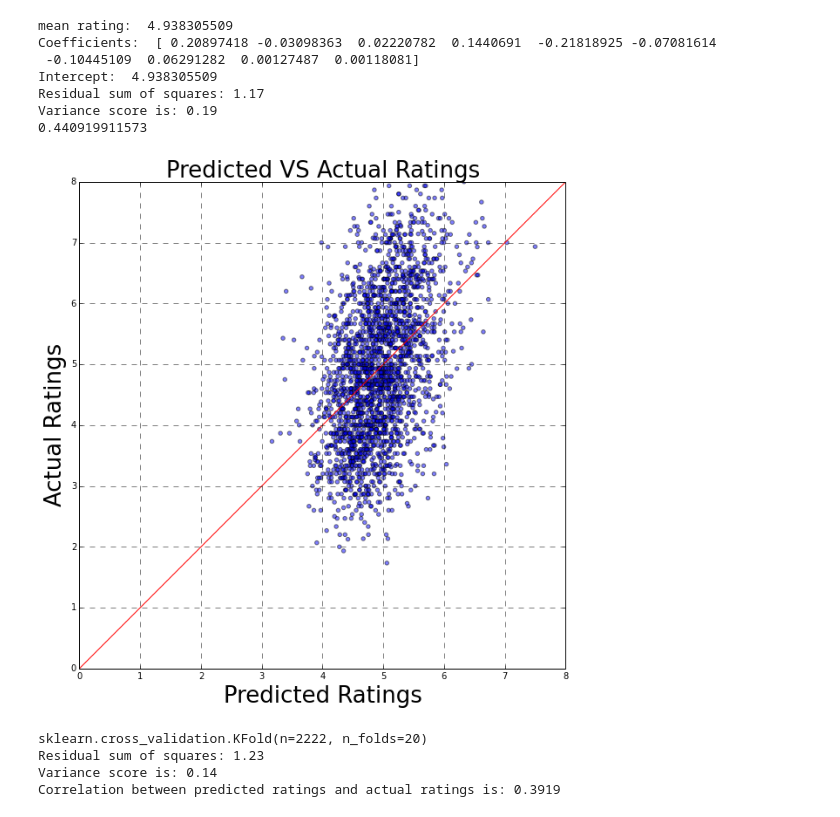
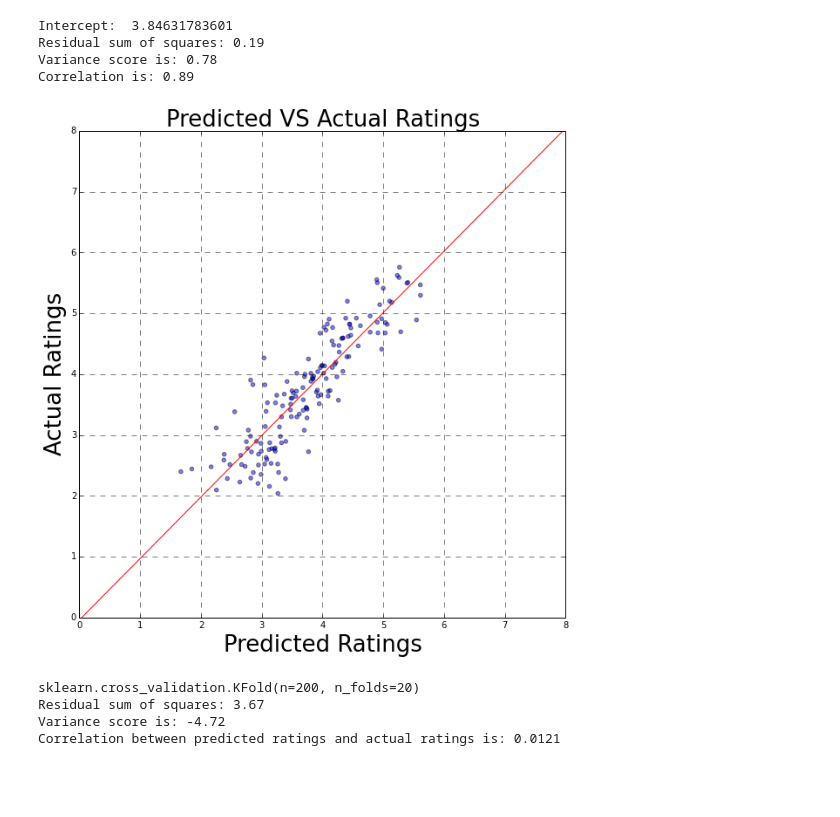
Before and after one commit to amandasongmm/attractiveness_datamining, a Jupyter notebook: linjieCode/code/attrFeature.ipynb, the cells around one changed output. Cells and saved outputs as stored; diff of their text form; code cells hidden in the pictures; blank space fills up the shorter version.

Commit message:
cross validation to find number of features

```diff
--- a/linjieCode/code/attrFeature.ipynb
+++ b/linjieCode/code/attrFeature.ipynb
@@ -16,7 +16,7 @@ import random
 from os import listdir
 from os.path import isfile, join
 # Load image dataset#
-Dataset = 'mit' # 'twin', 'chicago' or 'mit'
+Dataset = 'twin' # 'twin', 'chicago' or 'mit'
 if Dataset == 'twin':
     imPath = '../../processing/imageProcessing/paddedImages/'
     ext = '.png'
@@ -32,6 +32,7 @@ for dirpath, dirnames, filenames in os.walk(imPath):
         imList.append(os.path.join(dirpath, filename))
 imList.sort()
 print len(imList)
+print imPath
 # imList = [join(imPath, f) for f in listdir(imPath) if isfile(join(imPath, f))]
 
 # Make sure that caffe is on the python path:
@@ -47,7 +48,7 @@ mu = mu.mean(1).mean(1)  # average over pixels to obtain the mean (BGR) pixel va
 print 'mean-subtracted values:', zip('BGR', mu)
 
 # Load the trained net
-MODEL = 'faceSNN' #'caffeNet','vgg16','vggFace' or 'faceSNN'
+MODEL = 'caffeNet' #'caffeNet','vgg16','vggFace' or 'faceSNN'
 if MODEL == 'vgg16':
     MODEL_FILE = caffe_root +'models/VGG16/VGG_ILSVRC_16_layers_deploy.prototxt'
     PRETRAINED_FILE = caffe_root + 'models/VGG16/VGG_ILSVRC_16_layers.caffemodel'
@@ -205,75 +284,57 @@ The number of PCs needed to retain 50.000 variance is 50.
 # %%
-# revise the order of the faces in feature_matrix.
-# make it the same as rating_matrix: MIT, Glas, faceothers, genhead
-import pandas as pd
-import numpy as np
-import pandas as pd
-from sklearn.decomposition import PCA
-from sklearn import linear_model
-ratingPath = '../Result/'+Dataset+'/meanRating.csv'
-mean_rating = pd.read_csv(ratingPath,index_col = 0).as_matrix()[:,0].tolist()
-mean_rating = map(float, mean_rating)
-mean_rating = np.array(mean_rating)
-
-baseLine = mean_rating.mean()
-print 'mean rating: ', baseLine
-
 # Do linear regression on feature_arr and mean_rating
-regr = linear_model.LinearRegression(fit_intercept=True)
-regr.fit(feature_transf, mean_rating)
-predicted_rating = regr.predict(feature_transf)
+regr = linear_model.Ridge(fit_intercept=True)
+regr.fit(X_train_hat, y_train)
+predicted_rating = regr.predict(X_train_hat)
 #rectified_rating = np.around(predicted_rating, decimals=0)
 
 # The coefficients
-print 'Coefficients: ', regr.coef_[0:10]
+#print 'Coefficients: ', regr.coef_[0:10]
 print 'Intercept: ', regr.intercept_
 # Calculate the mean square error
-MSE = np.mean((predicted_rating - mean_rating) ** 2)
+MSE = np.mean((predicted_rating - y_train) ** 2)
 print 'Residual sum of squares: %.2f' % MSE
 
 # Calculate how much variance is explained
-variance_score = regr.score(feature_transf, mean_rating)
+variance_score = regr.score(X_train_hat, y_train)
 print 'Variance score is: %.2f' % variance_score
 
 # Calculate the correlation between prediction and actual rating.
-cor = np.corrcoef(predicted_rating, mean_rating)
-print cor[0, 1]
+cor = np.corrcoef(predicted_rating, y_train)
+print 'Correlation is: %.2f' %cor[0, 1]
 
 fName = saveFigPath+'/'+MODEL+'_training.txt'
 with open(fName,'w') as f:
     f.write('Training Accuracy\n')
-    f.write('Number of features: %d'%feature_transf.shape[1] +'\n')
+    f.write('Number of features: %d'%X_train_hat.shape[1] +'\n')
     f.write('Residual sum of squares: %.2f' %MSE+'\n')
     f.write('Variance score is: %.2f' %variance_score+'\n')
     f.write('Correlation between predicted ratings and actual ratings is: %.4f'\
             %cor[0,1]+'\n')
 # # Plot prediction vs actual rating.
 x = predicted_rating
-y = mean_rating
+y = y_train
 fig, ax = plt.subplots()
 ax.scatter(x, y, alpha=0.5)
 ax.set_xlim((0, 8))
 ax.set_ylim((0, 8))
 x0, x1 = ax.get_xlim()
 y0, y1 = ax.get_ylim()
 ax.set_aspect(abs(x1-x0)/abs(y1-y0))
 ax.grid(b=True, which='major', color='k', linestyle='--')
 m, b = np.polyfit(x, y, 1)
 X_plot = np.linspace(ax.get_xlim()[0],ax.get_xlim()[1],100)
 plt.plot(X_plot, m*X_plot + b, '-r')
 plt.xlabel('Predicted Ratings',fontsize = 26)
 plt.ylabel('Actual Ratings',fontsize = 26)
 plt.title('Predicted VS Actual Ratings',fontsize = 26)
 plt.savefig(saveFigPath+'/'+MODEL+'_predVsActual.png')
 # %% [output]
-mean rating:  4.938305509
-Coefficients:  [ 0.20897418 -0.03098363  0.02220782  0.1440691  -0.21818925 -0.07081614
- -0.10445109  0.06291282  0.00127487  0.00118081]
-Intercept:  4.938305509
-Residual sum of squares: 1.17
-Variance score is: 0.19
-0.440919911573
+Intercept:  3.84631783601
+Residual sum of squares: 0.19
+Variance score is: 0.78
+Correlation is: 0.89
-[figure, old version]
+[figure, new version]
 # %%
 # k-fold#
 from sklearn.cross_validation import KFold
@@ -285,9 +346,9 @@ print(kf)
 corrList = []
 varList = []
 mseList = []
-
+feature_new = feature_transf[:,:optNumFea]
 for train_index, test_index in kf:
-    feature_train, feature_test = feature_transf[train_index], feature_transf[test_index]
+    feature_train, feature_test = feature_new[train_index], feature_new[test_index]
     rating_train, rating_test = mean_rating[train_index], mean_rating[test_index]
 
     # Do linear regression on feature_arr and mean_rating
@@ -300,14 +361,6 @@ for train_index, test_index in kf:
     mseList.append(MSE)
 
     # Returns the coefficient of determination R^2 of the prediction.
-    '''
-    The coefficient R^2 is defined as (1 - u/v),
-    where u is the regression sum of squares ((y_true - y_pred) ** 2).sum()
-    and v is the residual sum of squares ((y_true - y_true.mean()) ** 2).sum().
-    Best possible score is 1.0 and it can be negative (because the model can be arbitrarily worse).
-    A constant model that always predicts the expected value of y,
-    disregarding the input features, would get a R^2 score of 0.0.
-    '''
     variance_score = regr.score(feature_test, rating_test)
     varList.append(variance_score)
 
@@ -327,9 +380,9 @@ with open(fName,'w') as f:
     f.write('Correlation between predicted ratings and actual ratings is: %.4f'\
             %(sum(corrList)/foldNum)+'\n')
 # %% [output]
-sklearn.cross_validation.KFold(n=2222, n_folds=20)
-Residual sum of squares: 1.23
-Variance score is: 0.14
-Correlation between predicted ratings and actual ratings is: 0.3919
+sklearn.cross_validation.KFold(n=200, n_folds=20)
+Residual sum of squares: 3.67
+Variance score is: -4.72
+Correlation between predicted ratings and actual ratings is: 0.0121
 # %%
 import pickle
```
Also changed, not shown: parts of 6 cells of this notebook, 47 other files.
